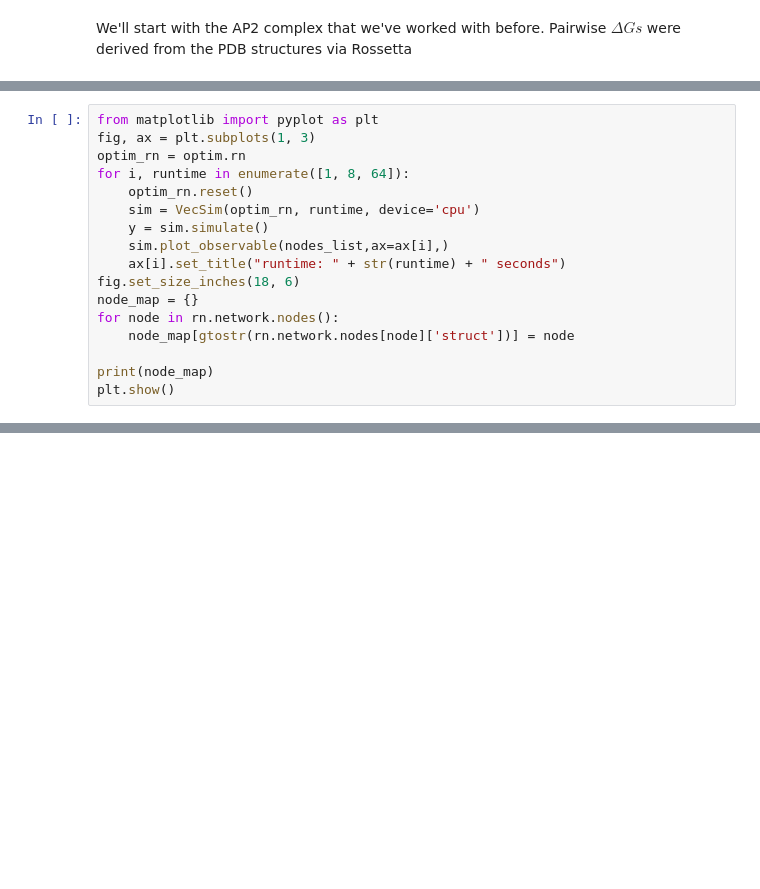
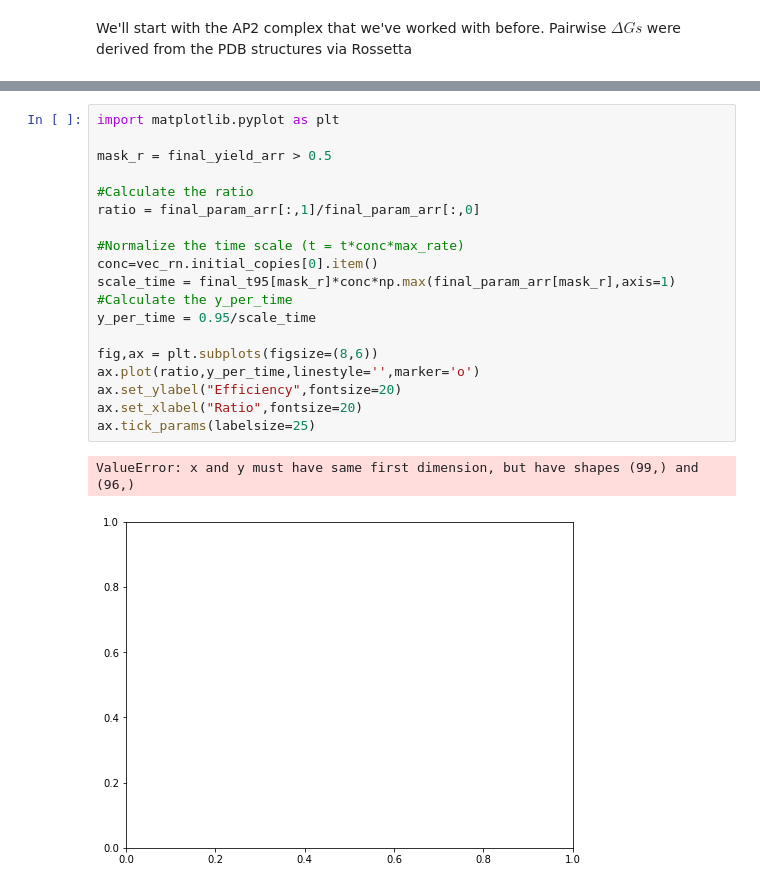
Before and after one commit to mjohn218/KineticAssembly_AD, a Jupyter notebook: results/RateGrowth/ap2_maximization_new.ipynb, the cells around one changed output, grey strips where cells are left out. Cells and saved outputs as stored; diff of their text form; blank space fills up the shorter version.

```diff
--- a/results/RateGrowth/ap2_maximization_new.ipynb
+++ b/results/RateGrowth/ap2_maximization_new.ipynb
@@ -493,17 +190,0 @@ timescales.
-# %%
-from matplotlib import pyplot as plt
-fig, ax = plt.subplots(1, 3)
-optim_rn = optim.rn
-for i, runtime in enumerate([1, 8, 64]):
-    optim_rn.reset()
-    sim = VecSim(optim_rn, runtime, device='cpu')
-    y = sim.simulate()
-    sim.plot_observable(nodes_list,ax=ax[i],)
-    ax[i].set_title("runtime: " + str(runtime) + " seconds")
-fig.set_size_inches(18, 6)
-node_map = {}
-for node in rn.network.nodes():
-    node_map[gtostr(rn.network.nodes[node]['struct'])] = node
-
-print(node_map)
-plt.show()
@@ -759,0 +223,22 @@ Now we'll move on to looking at ARP23. This is 7 subunits, which drastically inc
+# %%
+import matplotlib.pyplot as plt
+
+mask_r = final_yield_arr > 0.5
+
+#Calculate the ratio
+ratio = final_param_arr[:,1]/final_param_arr[:,0]
+
+#Normalize the time scale (t = t*conc*max_rate)
+conc=vec_rn.initial_copies[0].item()
+scale_time = final_t95[mask_r]*conc*np.max(final_param_arr[mask_r],axis=1)
+#Calculate the y_per_time
+y_per_time = 0.95/scale_time
+
+fig,ax = plt.subplots(figsize=(8,6))
+ax.plot(ratio,y_per_time,linestyle='',marker='o')
+ax.set_ylabel("Efficiency",fontsize=20)
+ax.set_xlabel("Ratio",fontsize=20)
+ax.tick_params(labelsize=25)
+# %% [output]
+ValueError: x and y must have same first dimension, but have shapes (99,) and (96,)
+[figure, added]
```
Also changed, not shown: parts of 36 cells of this notebook, 25 other files.
